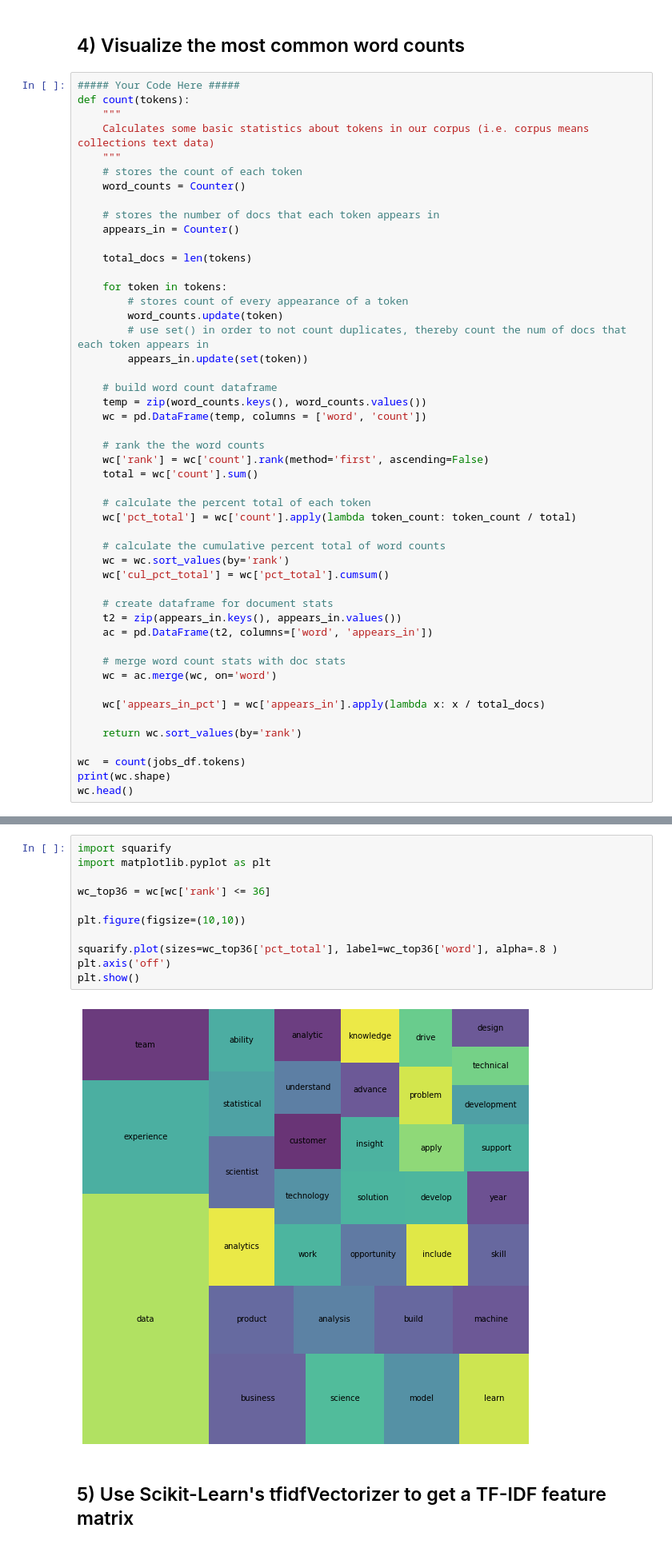
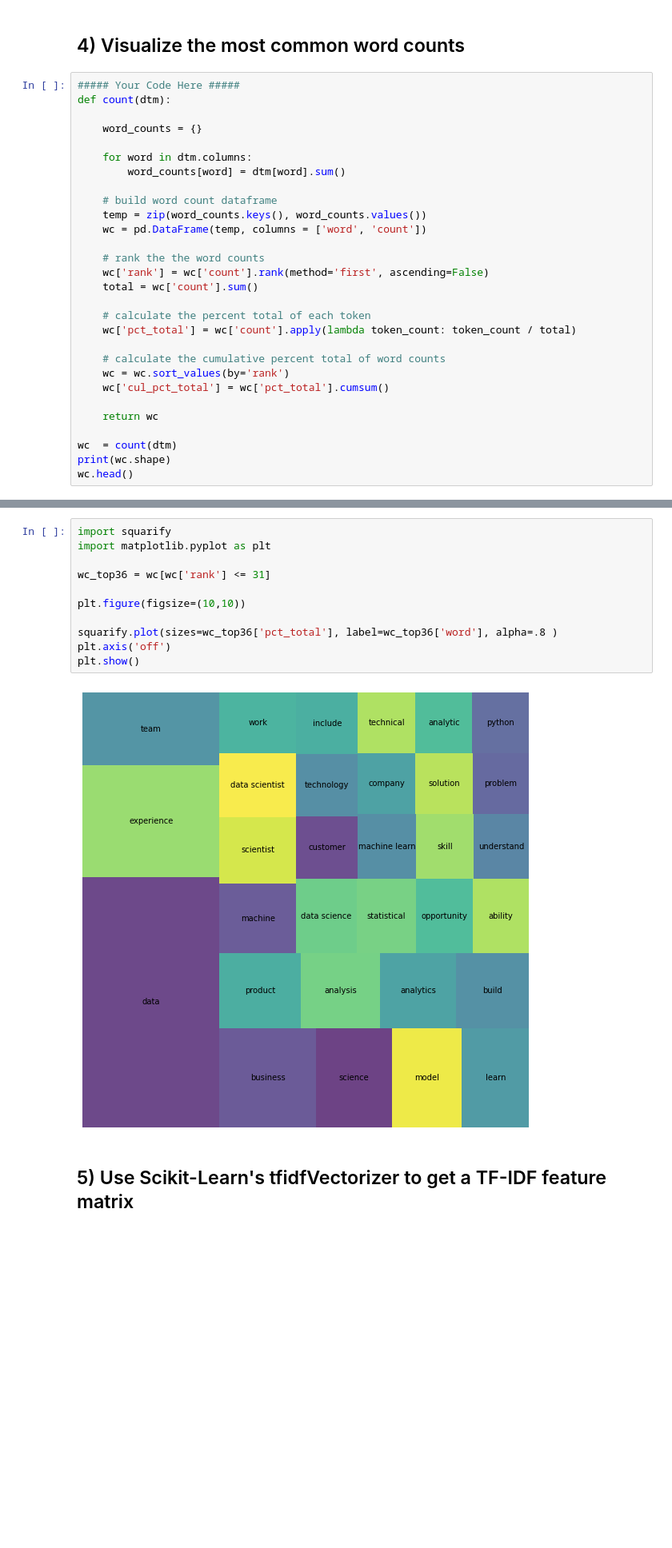
Before and after one commit to nsriniva/DS-Unit-4-Sprint-1-NLP, a Jupyter notebook: module2-vector-representations/LS_DS_412_Vector_Representations_Assignment.ipynb, the cells around one changed output, grey strips where cells are left out. Shown at 80% size. Drawn from its saved outputs; the diff is of its cells as text; blank space fills up the shorter version.

Commit message:
Most common word counts visualization now uses CountVectorizer output

```diff
--- a/module2-vector-representations/LS_DS_412_Vector_Representations_Assignment.ipynb
+++ b/module2-vector-representations/LS_DS_412_Vector_Representations_Assignment.ipynb
@@ -183,23 +160,12 @@ dtm.head()
 ## 4) Visualize the most common word counts
 # %%
 ##### Your Code Here #####
-def count(tokens):
-    """
-    Calculates some basic statistics about tokens in our corpus (i.e. corpus means collections text data)
-    """
-    # stores the count of each token
-    word_counts = Counter()
+def count(dtm):
 
-    # stores the number of docs that each token appears in
-    appears_in = Counter()
+    word_counts = {}
 
-    total_docs = len(tokens)
-
-    for token in tokens:
-        # stores count of every appearance of a token
-        word_counts.update(token)
-        # use set() in order to not count duplicates, thereby count the num of docs that each token appears in
-        appears_in.update(set(token))
+    for word in dtm.columns:
+        word_counts[word] = dtm[word].sum()
 
     # build word count dataframe
     temp = zip(word_counts.keys(), word_counts.values())
@@ -216,18 +182,9 @@ def count(tokens):
     wc = wc.sort_values(by='rank')
     wc['cul_pct_total'] = wc['pct_total'].cumsum()
 
-    # create dataframe for document stats
-    t2 = zip(appears_in.keys(), appears_in.values())
-    ac = pd.DataFrame(t2, columns=['word', 'appears_in'])
+    return wc
 
-    # merge word count stats with doc stats
-    wc = ac.merge(wc, on='word')
-
-    wc['appears_in_pct'] = wc['appears_in'].apply(lambda x: x / total_docs)
-
-    return wc.sort_values(by='rank')
-
-wc  = count(jobs_df.tokens)
+wc  = count(dtm)
 print(wc.shape)
 wc.head()
 # %% [output]
@@ -257,16 +214,16 @@ wc[wc['rank'] <= 36]['cul_pct_total'].max()
 # %%
 import squarify
 import matplotlib.pyplot as plt
 
-wc_top36 = wc[wc['rank'] <= 36]
+wc_top36 = wc[wc['rank'] <= 31]
 
 plt.figure(figsize=(10,10))
 
 squarify.plot(sizes=wc_top36['pct_total'], label=wc_top36['word'], alpha=.8 )
 plt.axis('off')
 plt.show()
 # %% [output]
-[figure, old version]
+[figure, new version]
 # %% [markdown]
 ## 5) Use Scikit-Learn's tfidfVectorizer to get a TF-IDF feature matrix
 # %%
```
Also changed, not shown: parts of 9 cells of this notebook.
